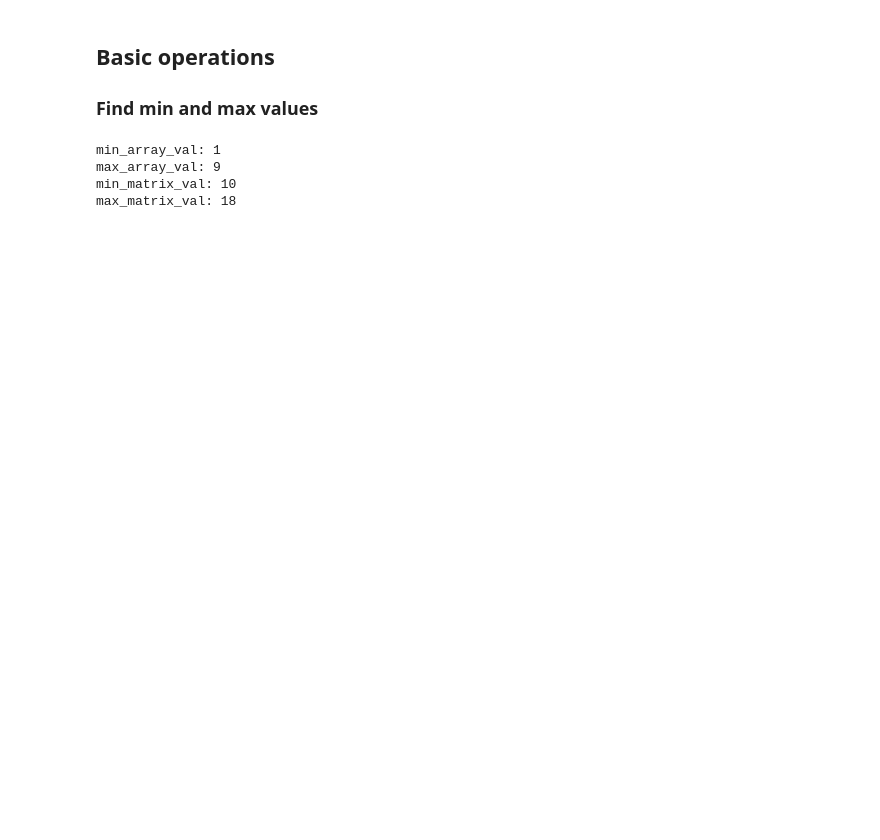
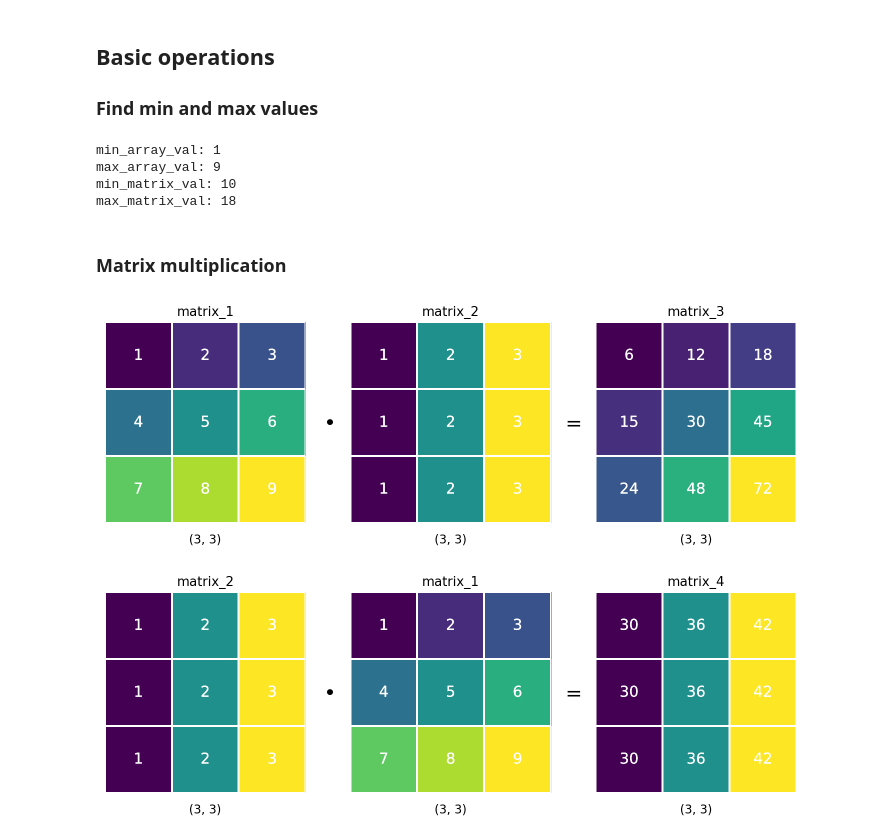
Before and after one commit to Bjarten/numpy-tutorial, a Jupyter notebook: Numpy examples.ipynb, the cells around one changed output. Saved outputs shown, nothing was run; the diff lists cells and outputs as text; code cells hidden in the pictures; blank space fills up the shorter version.

```diff
--- a/Numpy examples.ipynb
+++ b/Numpy examples.ipynb
@@ -69,3 +109,20 @@ min_array_val: 1
 max_array_val: 9
 min_matrix_val: 10
 max_matrix_val: 18
+# %% [markdown]
+### Matrix multiplication
+# %%
+matrix_1 = np.array([[1,2,3],[4,5,6], [7,8,9]])
+matrix_2 = np.array([[1,2,3],[1,2,3], [1,2,3]])
+matrix_3 = np.dot(matrix_1,matrix_2)
+matrix_4 = np.dot(matrix_2,matrix_1)
+matrices_1 = [matrix_1, matrix_2, matrix_3]
+names_1 = ['matrix_1', 'matrix_2', 'matrix_3']
+matrices_2 = [matrix_2, matrix_1, matrix_4]
+names_2 = ['matrix_2', 'matrix_1', 'matrix_4']
+
+visulize_multiplication(matrices_1, names_1)
+visulize_multiplication(matrices_2, names_2)
+# %% [output]
+[figure, added]
+[figure, added]
```
Also changed, not shown: parts of 5 cells of this notebook.
